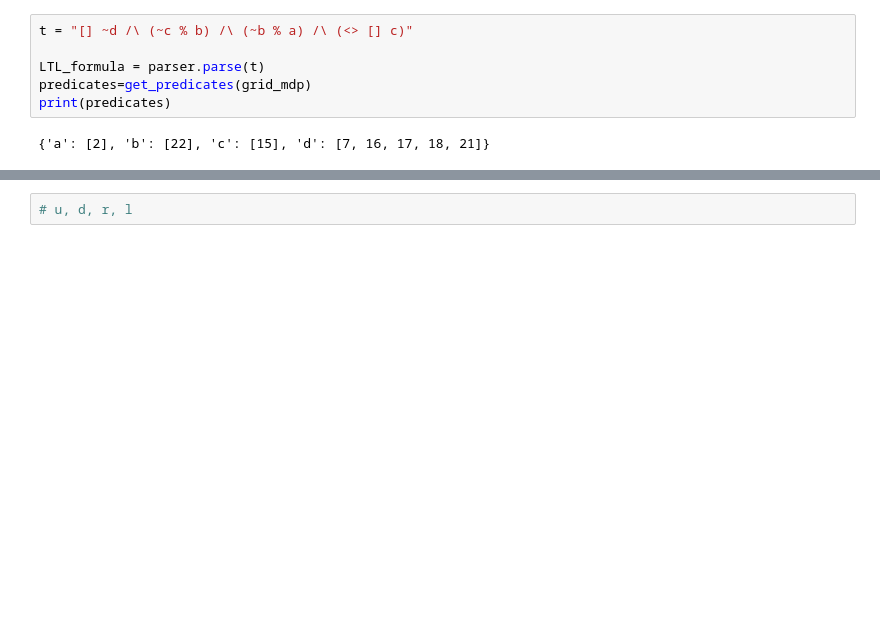
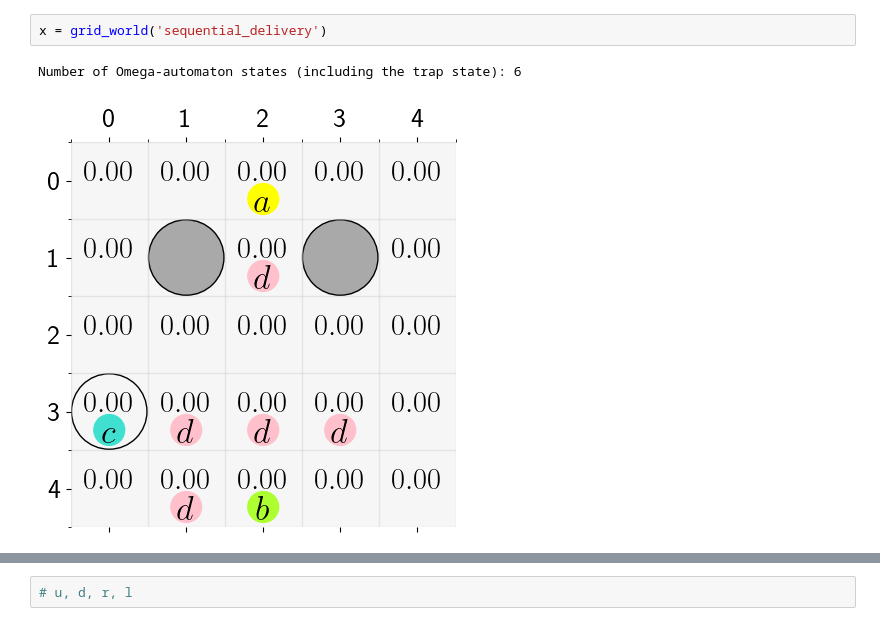
Before and after one commit to CL2-UWaterloo/RL-LTL, a Jupyter notebook: Main/sequential_delivery.ipynb, the cells around one changed output, grey strips where cells are left out. Cells and saved outputs as stored; diff of their text form; blank space fills up the shorter version.

```diff
--- a/Main/sequential_delivery.ipynb
+++ b/Main/sequential_delivery.ipynb
@@ -64,9 +17,6 @@ Number of Omega-automaton states (including the trap state): 6
-# %%
-t = "[] ~d /\ (~c % b) /\ (~b % a) /\ (<> [] c)"
-
-LTL_formula = parser.parse(t)
-predicates=get_predicates(grid_mdp)
-print(predicates)
-# %% [output]
-{'a': [2], 'b': [22], 'c': [15], 'd': [7, 16, 17, 18, 21]}
+# %%
+x = grid_world('sequential_delivery')
+# %% [output]
+Number of Omega-automaton states (including the trap state): 6
+[figure, added]
 # %%
```
Also changed, not shown: parts of 24 cells of this notebook, 21 other files.
